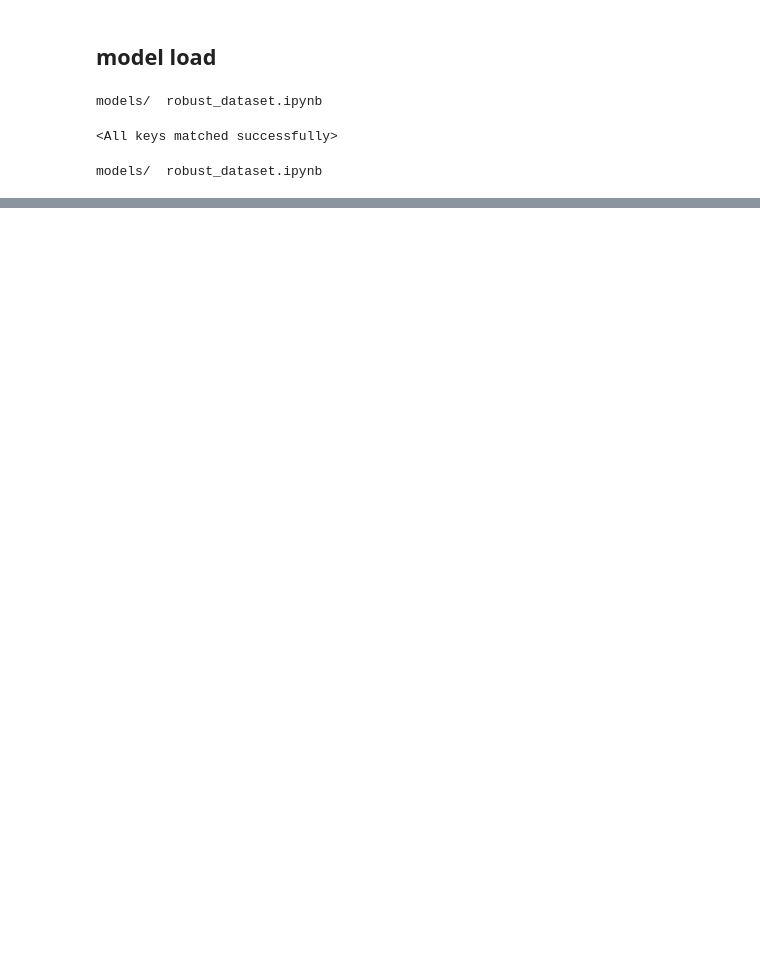
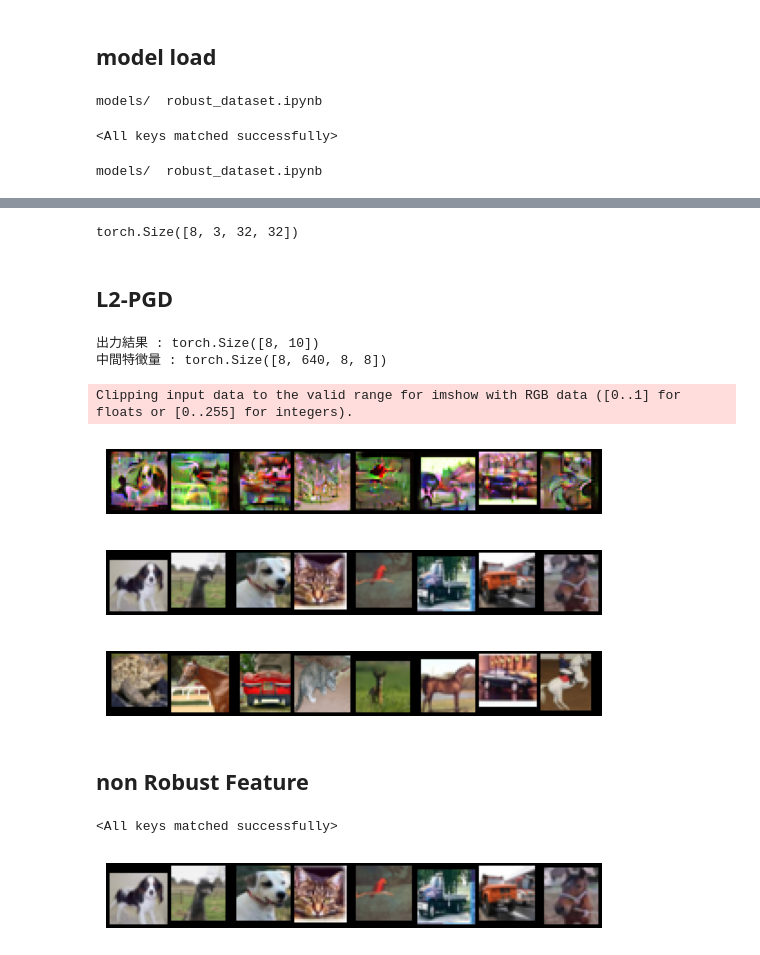
Before and after one commit to sugarl-sudo/When-Adversarial-Training-Meets-Vision-Transformers, a Jupyter notebook: notebook/robust_dataset.ipynb, the cells around one changed output, grey strips where cells are left out. Saved outputs shown, nothing was run; the diff lists cells and outputs as text; code cells hidden in the pictures; blank space fills up the shorter version.

Commit message:
robust feature non robust featureのテスト完了

```diff
--- a/notebook/robust_dataset.ipynb
+++ b/notebook/robust_dataset.ipynb
@@ -23,0 +64,17 @@ models/  robust_dataset.ipynb
+# %%
+x_natural = images[:8].cuda()
+type(x_natural)
+x_random = images[-8:].cuda()
+x_random.shape
+# %% [output]
+torch.Size([8, 3, 32, 32])
+# %% [markdown]
+## L2-PGD
+# %%
+model = model.cuda()
+output = model(x_natural)
+print('出力結果 :', output[0].shape)
+print('中間特徴量 :', output[1].shape)
+# %% [output]
+出力結果 : torch.Size([8, 10])
+中間特徴量 : torch.Size([8, 640, 8, 8])
@@ -23,0 +127,22 @@ models/  robust_dataset.ipynb
+# %%
+imshow(torchvision.utils.make_grid(x_adv.cpu().detach()))
+# %% [output]
+Clipping input data to the valid range for imshow with RGB data ([0..1] for floats or [0..255] for integers).
+[figure, added]
+# %%
+imshow(torchvision.utils.make_grid(x_natural.cpu().detach()))
+# %% [output]
+[figure, added]
+# %%
+imshow(torchvision.utils.make_grid(images[-8:]))
+# %% [output]
+[figure, added]
+# %% [markdown]
+## non Robust Feature
+# %%
+# standard training model
+
+model_s = WideResNetProp(depth=34)
+model_s.load_state_dict(torch.load('../../wideres34-10.pt'))
+# %% [output]
+<All keys matched successfully>
@@ -23,0 +153,4 @@ models/  robust_dataset.ipynb
+# %%
+imshow(torchvision.utils.make_grid(x.cpu().detach()))
+# %% [output]
+[figure, added]
```
Also changed, not shown: parts of 11 cells of this notebook.
